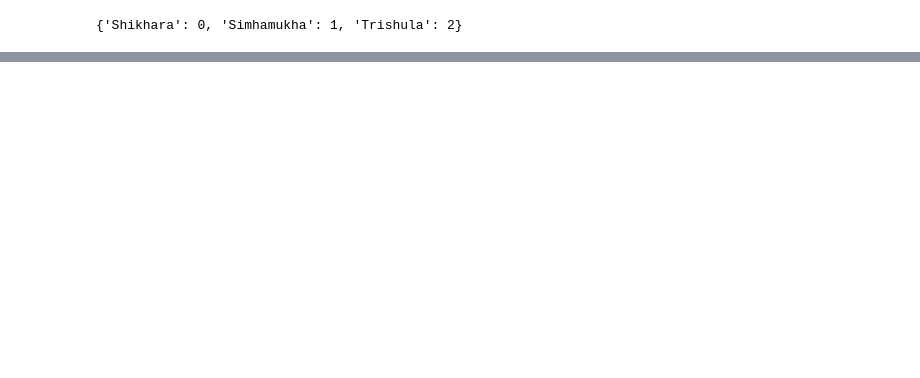
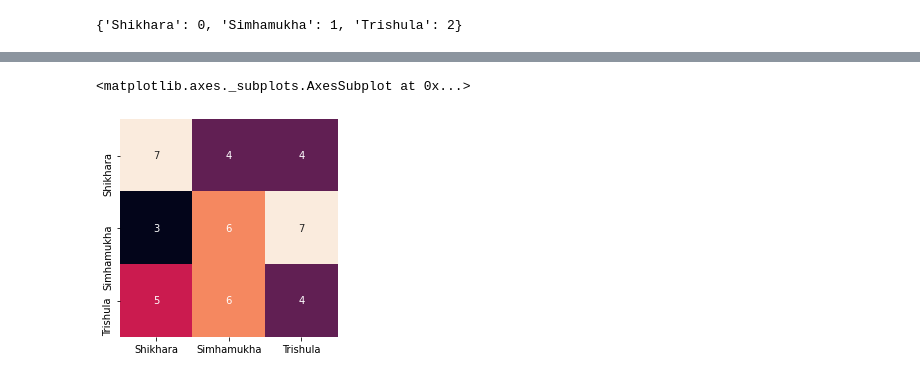
Before and after one commit to krishshah99615/Single-Hand-Gesture, a Jupyter notebook: Training/Training.ipynb, the cells around one changed output, grey strips where cells are left out. Drawn from its saved outputs; the diff is of its cells as text; code cells hidden in the pictures; blank space fills up the shorter version.

```diff
--- a/Training/Training.ipynb
+++ b/Training/Training.ipynb
@@ -96,0 +163,22 @@ train_gen.class_indices
+# %%
+import numpy as np
+from sklearn.metrics import confusion_matrix,classification_report
+
+
+valid_gen = val_gen
+m=model
+res=tf.keras.Sequential.evaluate_generator(m,valid_gen)
+scores = m.predict_generator(valid_gen)
+
+
+print('Total Images : '+str(len(valid_gen.filenames)))
+print("Test Loss : "+str(round(res[0],4)))
+print("Test Accuracy : "+str(round(res[1]*100,4))+"%")
+
+y_pred = np.argmax(scores, axis=1)
+print('Confusion Matrix')
+cm=confusion_matrix(valid_gen.classes, y_pred)
+print(cm)
+print('Classification Report')
+target_names = ['Shikhara', 'Simhamukha','Trishula']
+print(classification_report(valid_gen.classes, y_pred, target_names=target_names))
@@ -96,0 +203,6 @@ train_gen.class_indices
+# %%
+import seaborn as sns
+sns.heatmap(cm , square=True,cbar=False ,annot=True , xticklabels=target_names,yticklabels=target_names)
+# %% [output]
+<matplotlib.axes._subplots.AxesSubplot at 0x...>
+[figure, added]
```
Also changed, not shown: parts of 12 cells of this notebook, 6 other files.
